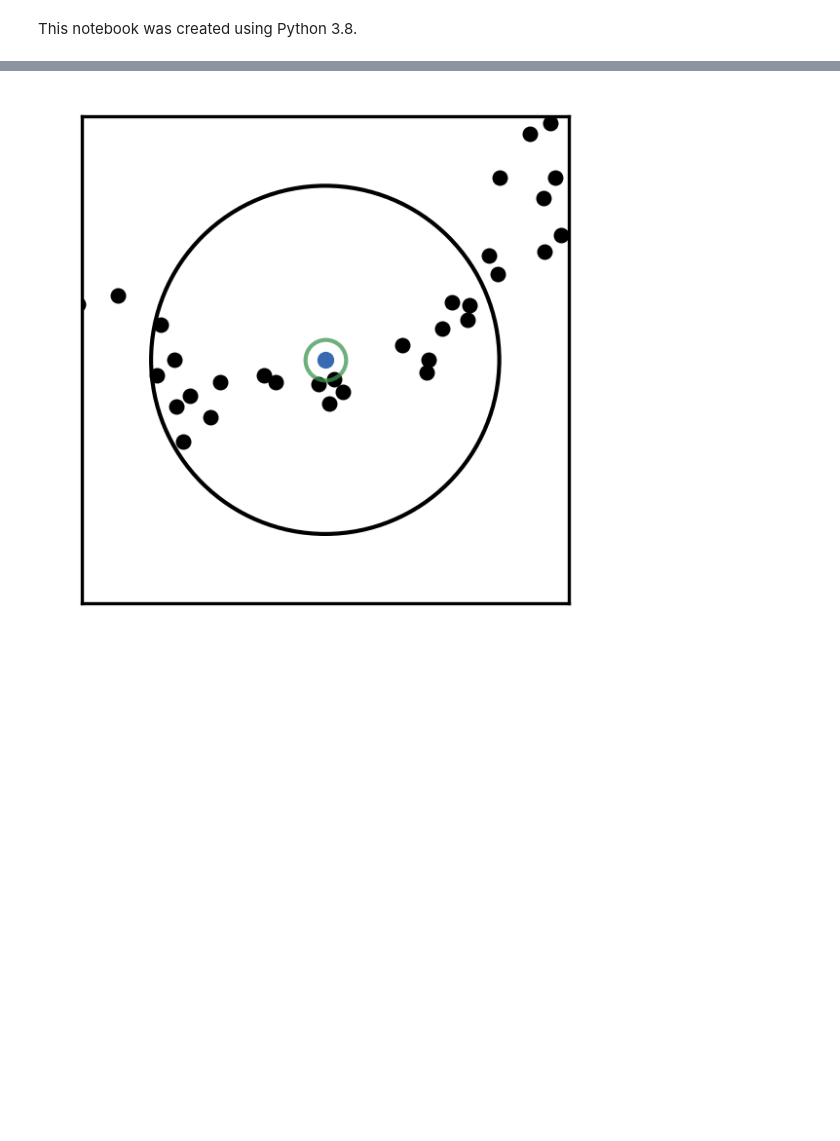
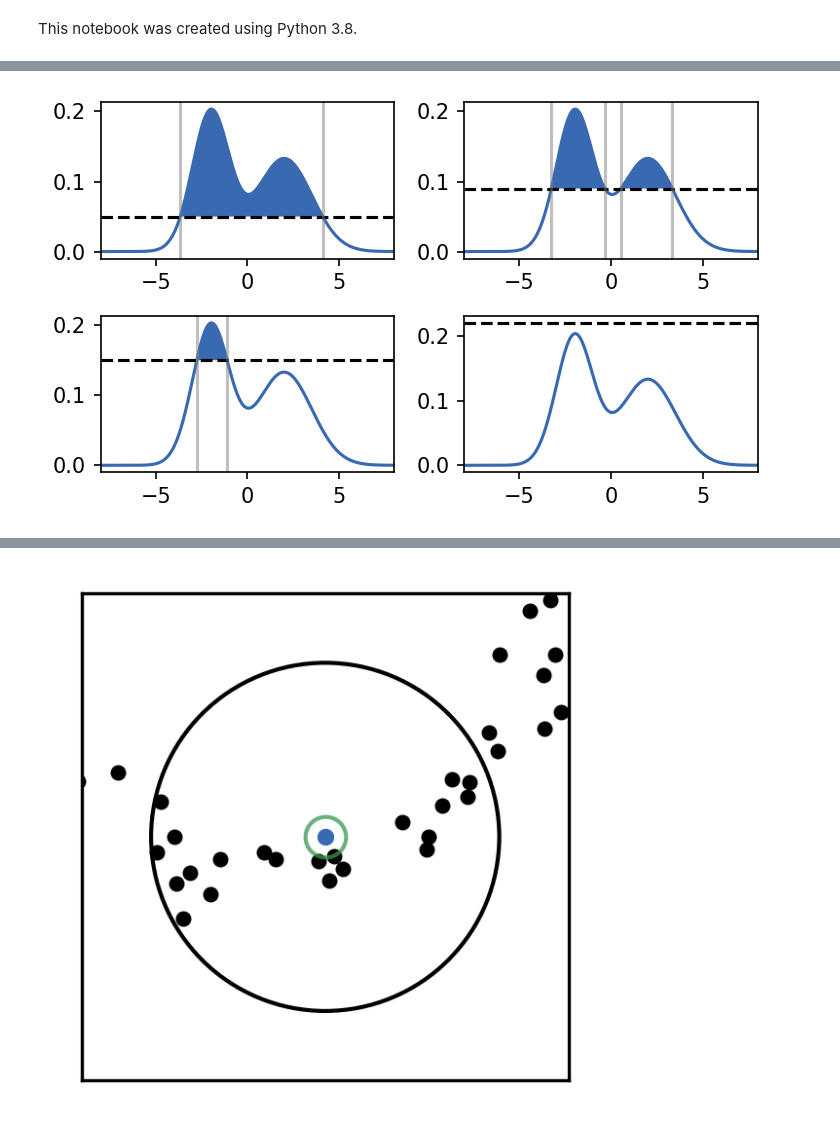
Before and after one commit to janjoswig/CommonNNClustering, a Jupyter notebook: docsrc/tutorial/algorithm_explained.ipynb, the cells around one changed output, grey strips where cells are left out. Drawn from its saved outputs; the diff is of its cells as text; code cells hidden in the pictures; blank space fills up the shorter version.

```diff
--- a/docsrc/tutorial/algorithm_explained.ipynb
+++ b/docsrc/tutorial/algorithm_explained.ipynb
@@ -323,0 +163,30 @@ def plt_iteration(p, q=None, nn=None, cnn=None,
+# %%
+fig, Ax = plt.subplots(2, 2)
+ax = Ax.flatten()
+
+for i, d in enumerate([0.05, 0.09, 0.15, 0.22]):
+    density_criterion = d
+
+    xlimit = (-8, 8)
+    x = np.linspace(*xlimit, 1001)
+    pdf = multigauss(x, sigma=[1, 1.5], mu=[-2, 2])
+    cuts = determine_cuts(x, pdf, density_criterion)
+    density_criterion_ = np.full_like(x, density_criterion)
+    dense = np.maximum(pdf, density_criterion_)
+
+
+    ax[i].plot(x, pdf)
+    ax[i].plot(x, density_criterion_, linestyle="--", color="k")
+    ax[i].fill_between(x, density_criterion_, dense)
+    for cut in cuts:
+        ax[i].axvline(cut, color="gray", alpha=0.5)
+
+
+    ax[i].set(**{
+        "xlim": xlimit,
+    })
+
+fig.tight_layout()
+plt.show()
+# %% [output]
+[figure, added]
```
Also changed, not shown: parts of 67 cells of this notebook.
